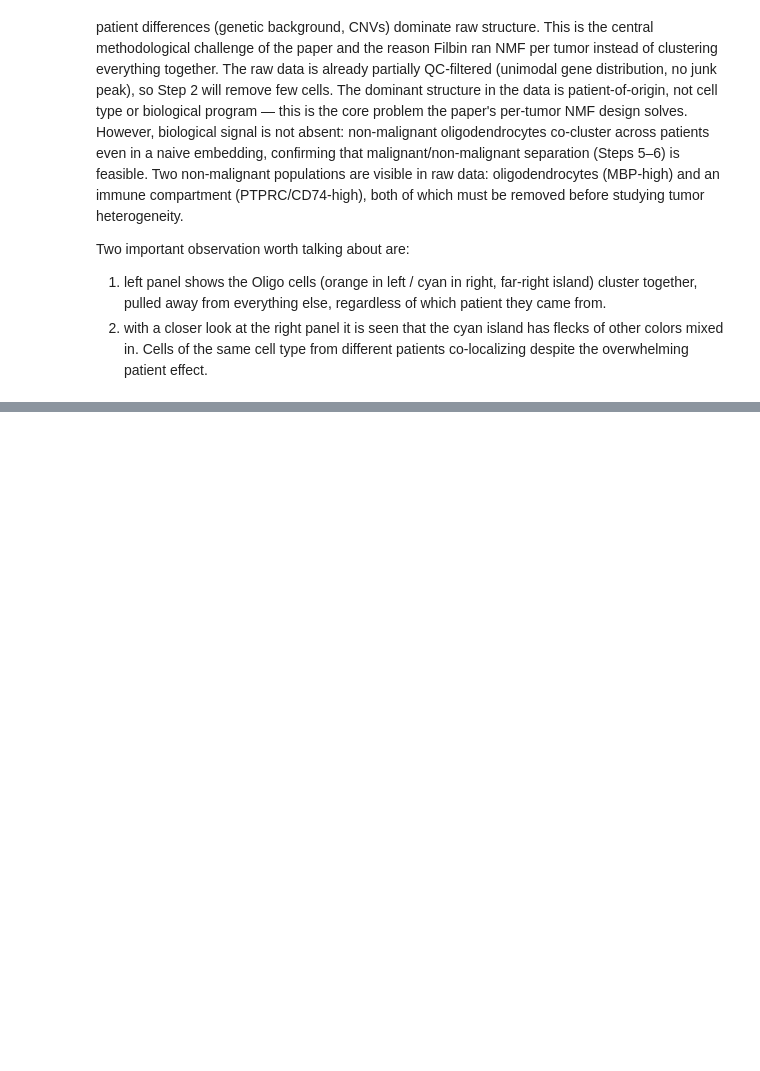
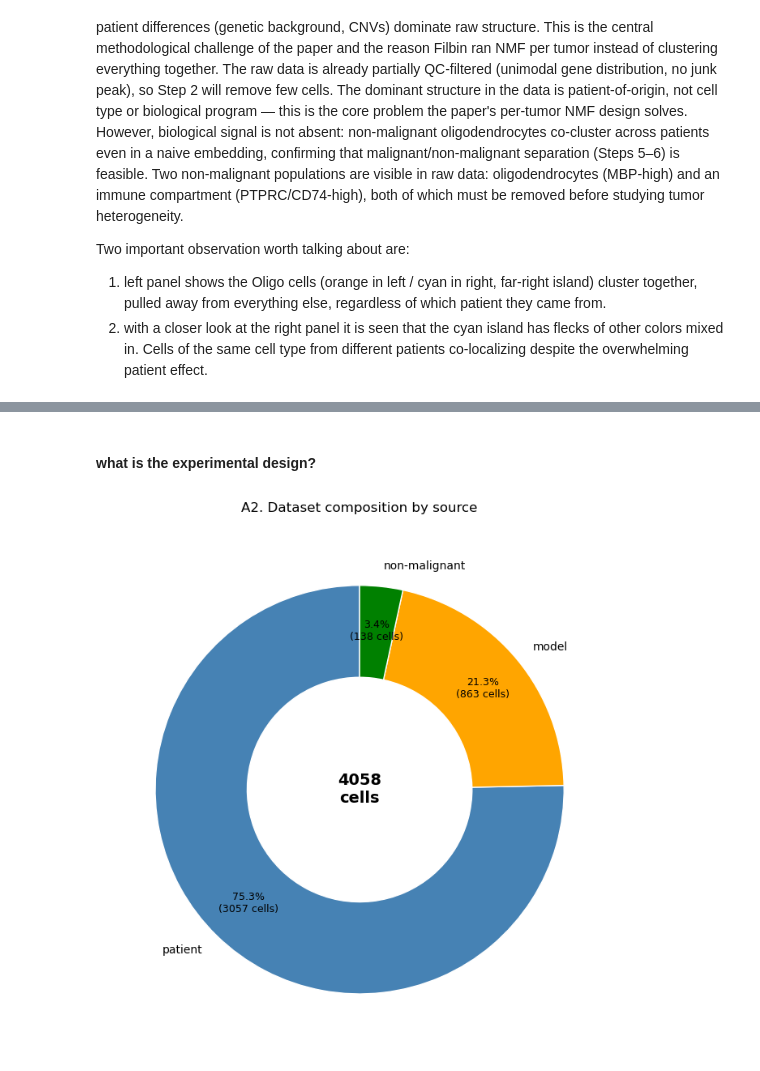
Before and after one commit to kianinsilico/masters_thesis, a Jupyter notebook: Untitled.ipynb, the cells around one changed output, grey strips where cells are left out. Drawn from its saved outputs; the diff is of its cells as text; code cells hidden in the pictures; blank space fills up the shorter version.

```diff
--- a/Untitled.ipynb
+++ b/Untitled.ipynb
@@ -222,0 +286,28 @@ Two important observation worth talking about are:
+# %% [markdown]
+#### what is the experimental design?
+# %%
+# A2 — Overall source split. Question: at a glance, what's the dataset made of?
+counts = meta["source"].value_counts()
+
+fig, ax = plt.subplots(figsize=(7, 7))
+wedges, texts, autotexts = ax.pie(
+    counts.values,
+    labels=counts.index,
+    autopct=lambda pct: f"{pct:.1f}%\n({int(round(pct/100*counts.sum()))} cells)",
+    startangle=90,
+    colors=["steelblue", "orange", "green"],
+    wedgeprops=dict(width=0.45, edgecolor="white"),  # width<1 makes it a donut
+    pctdistance=0.78,
+)
+plt.setp(autotexts, size=9)
+ax.set_title("A2. Dataset composition by source", pad=20)
+
+# center label = total
+ax.text(0, 0, f"{counts.sum()}\ncells", ha="center", va="center",
+        fontsize=14, fontweight="bold")
+
+plt.tight_layout()
+plt.savefig("figures/step1/A2_source_donut.png", dpi=150, bbox_inches="tight")
+plt.show()
+# %% [output]
+[figure, added]
```
Also changed, not shown: parts of 14 cells of this notebook, 6 other files.
